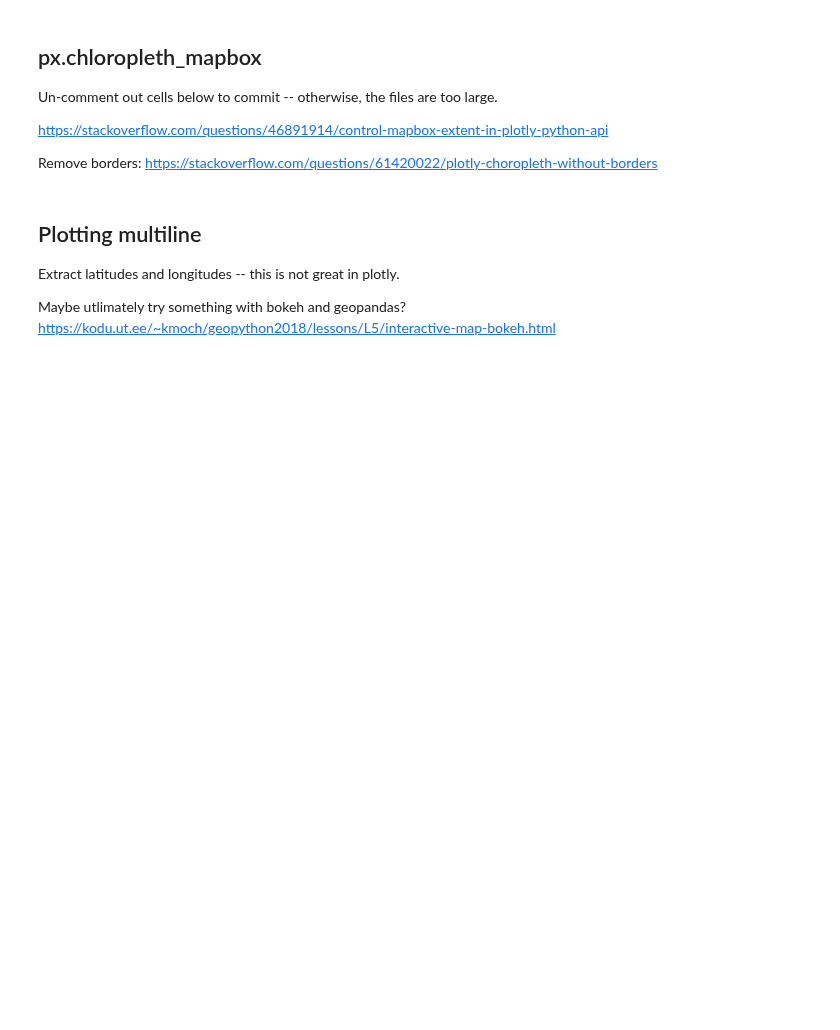
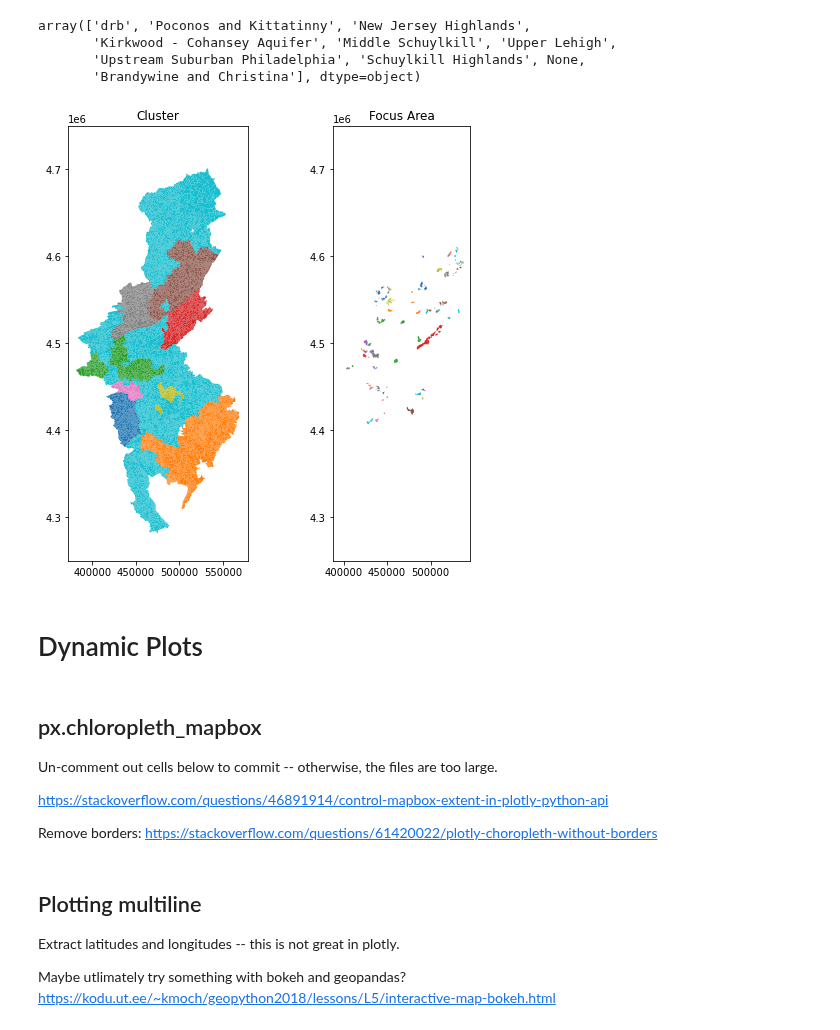
Before and after one commit to TheAcademyofNaturalSciences/WikiSRATMicroService, a Jupyter notebook: WikiSRAT_AnalysisViz.ipynb, the cells around one changed output. Drawn from its saved outputs; the diff is of its cells as text; code cells hidden in the pictures; blank space fills up the shorter version.

```diff
--- a/WikiSRAT_AnalysisViz.ipynb
+++ b/WikiSRAT_AnalysisViz.ipynb
@@ -235,3 +87,26 @@ Wall time: 4.4 s
+# %%
+base_gdf_catch.cluster.unique()
+# %% [output]
+array(['drb', 'Poconos and Kittatinny', 'New Jersey Highlands',
+       'Kirkwood - Cohansey Aquifer', 'Middle Schuylkill', 'Upper Lehigh',
+       'Upstream Suburban Philadelphia', 'Schuylkill Highlands', None,
+       'Brandywine and Christina'], dtype=object)
+# %%
+# color by cluster
+fig, (ax1, ax2) = plt.subplots(1,2)
+base_gdf_catch[base_gdf_catch.cluster != 'None'].plot(column = 'cluster', lw=0.1, ax=ax1)
+base_gdf_catch[base_gdf_catch.cluster != 'None'].plot(column = 'fa_name', lw=0.1, ax=ax2)
+
+fig.set_size_inches(8,8)
+ax1.set_title("Cluster")
+ax2.set_title("Focus Area")
+for ax in [ax1, ax2]:
+    ax.set_ylim(4.25 * 10**6, 4.75 * 10**6)
+plt.show()
+# %% [output]
+[figure, added]
+# %% [markdown]
+# Dynamic Plots
 # %% [markdown]
 ## px.chloropleth_mapbox
 
```
Also changed, not shown: parts of 51 cells of this notebook, 7 other files.
